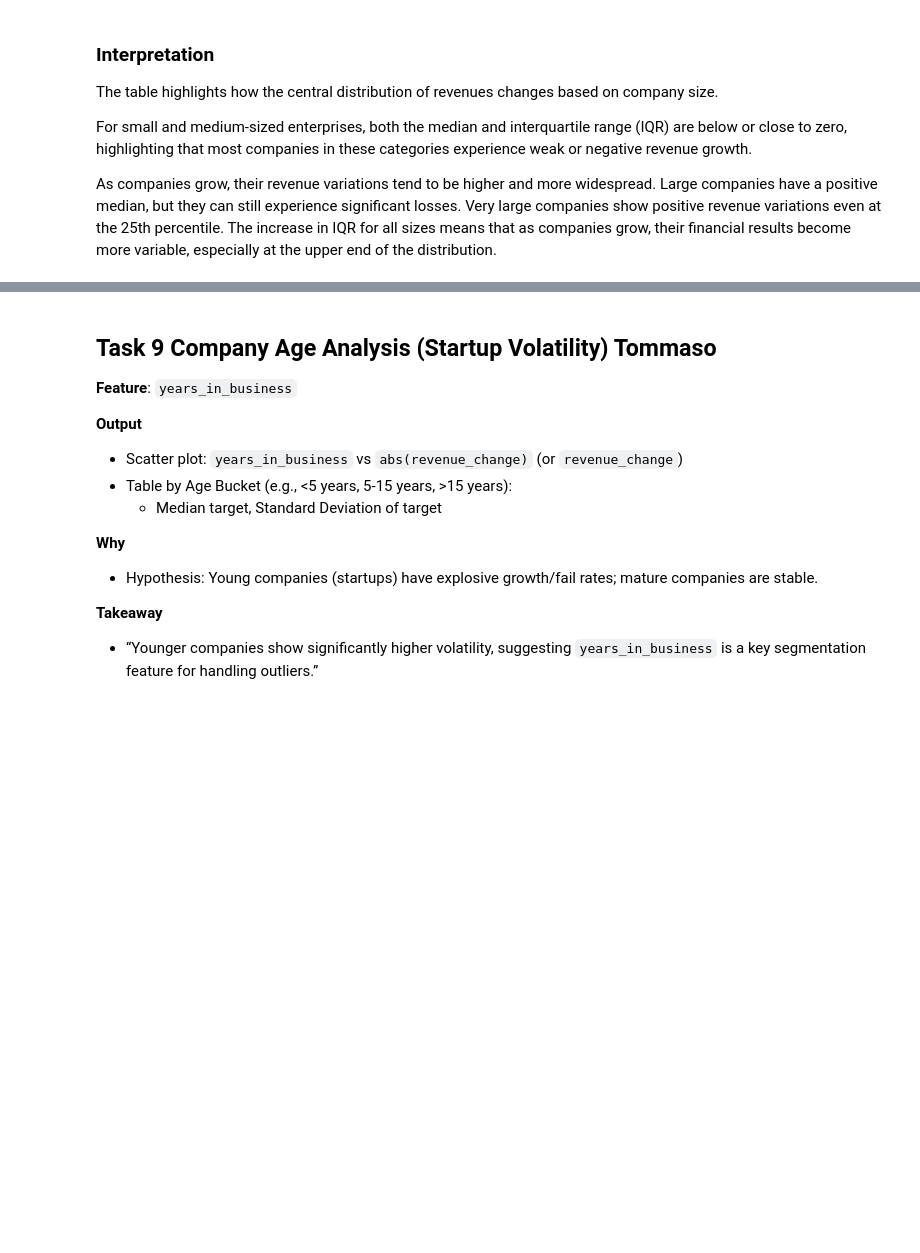
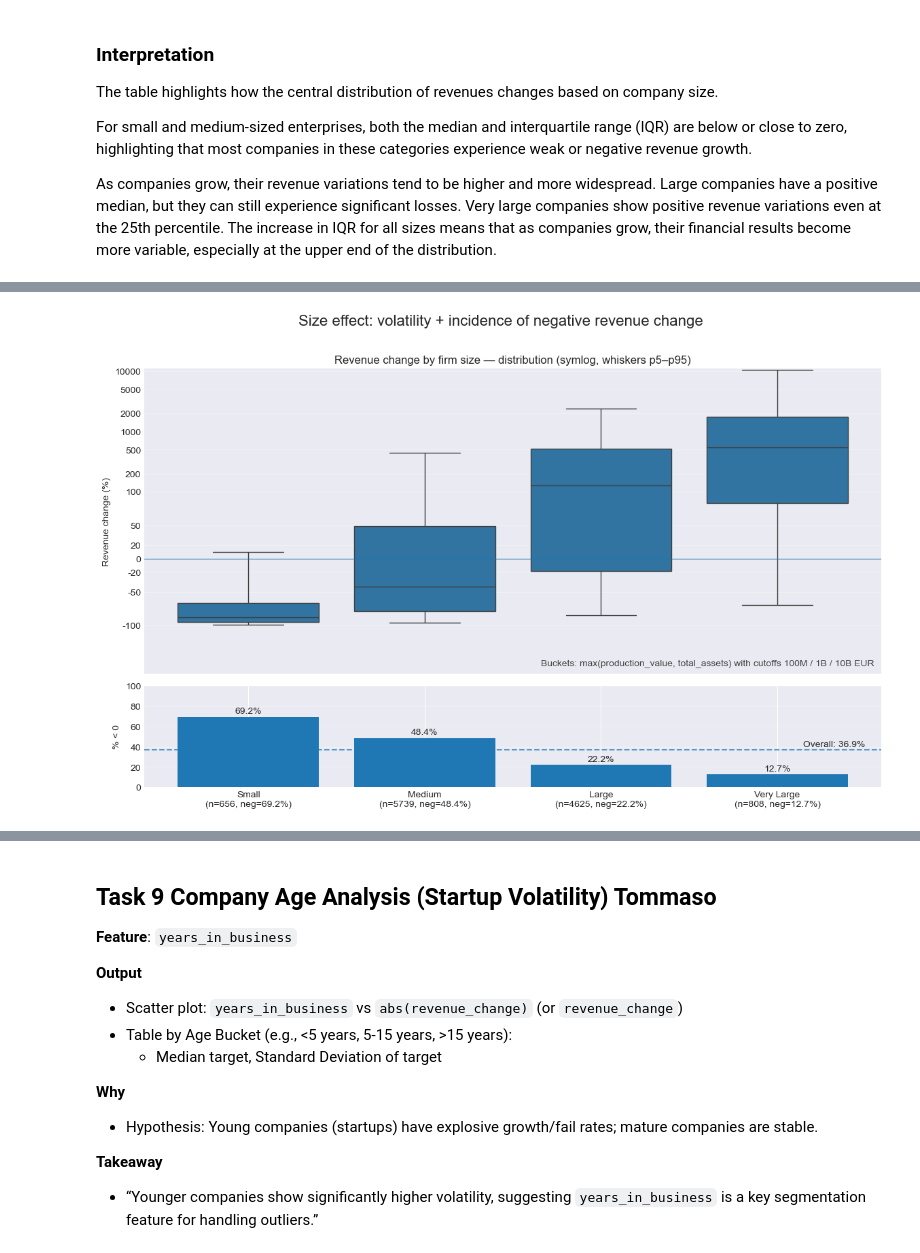
Before and after one commit to MoriondoTommaso/italian-financial-challenge, a Jupyter notebook: notebooks/Final.ipynb, the cells around one changed output, grey strips where cells are left out. Cells and saved outputs as stored; diff of their text form; code cells hidden in the pictures; blank space fills up the shorter version.

```diff
--- a/notebooks/Final.ipynb
+++ b/notebooks/Final.ipynb
@@ -1194,0 +1185,84 @@ In conclusion, this model shows that a company’s size mainly affects how likel
+# %%
+
+order = ["Small", "Medium", "Large", "Very Large"]
+
+# Stats
+stats = (
+    df.assign(is_neg=df["revenue_change"] < 0)
+      .groupby("size_bucket_econ")
+      .agg(n=("revenue_change", "size"),
+           neg_share=("is_neg", "mean"))
+      .reindex(order)
+)
+
+overall_neg_pct = (df["revenue_change"] < 0).mean() * 100
+
+# Plot
+fig, (ax1, ax2) = plt.subplots(
+    2, 1, figsize=(14, 8), sharex=True,
+    gridspec_kw={"height_ratios": [3, 1], "hspace": 0.06}
+)
+
+
+sns.boxplot(
+    data=df,
+    x="size_bucket_econ",
+    y="revenue_change",
+    order=order,
+    showfliers=False,
+    whis=(5, 95),
+    ax=ax1
+)
+
+ax1.axhline(0, linewidth=1, alpha=0.7)
+ax1.set_yscale("symlog", linthresh=100)
+
+
+yticks = [-100, -50, -20, 0, 20, 50, 100, 200, 500, 1_000, 2_000, 5_000, 10_000]
+ax1.set_yticks(yticks)
+ax1.set_yticklabels([str(t) for t in yticks])
+
+ax1.set_title("Revenue change by firm size — distribution (symlog, whiskers p5–p95)")
+ax1.set_ylabel("Revenue change (%)")
+ax1.set_xlabel("")
+ax1.grid(axis="y", alpha=0.3)
+ax1.tick_params(axis="x", labelbottom=False)
+
+
+ax1.text(
+    0.99, 0.02,
+    "Buckets: max(production_value, total_assets) with cutoffs 100M / 1B / 10B EUR",
+    transform=ax1.transAxes,
+    ha="right", va="bottom",
+    fontsize=10, alpha=0.85
+)
+
+
+neg_pct = (stats["neg_share"] * 100).values
+x = np.arange(len(order))
+
+ax2.bar(x, neg_pct)
+ax2.axhline(overall_neg_pct, linestyle="--", alpha=0.7)
+ax2.text(len(order) - 0.5, overall_neg_pct + 1, f"Overall: {overall_neg_pct:.1f}%",
+         ha="right", va="bottom")
+
+ax2.set_ylim(0, 100)
+ax2.set_yticks([0, 20, 40, 60, 80, 100])
+ax2.set_ylabel("% < 0")
+ax2.grid(axis="y", alpha=0.3)
+
+for i, v in enumerate(neg_pct):
+    ax2.text(i, v + 1.5, f"{v:.1f}%", ha="center", va="bottom")
+
+labels = [
+    f"{c}\n(n={int(stats.loc[c,'n'])}, neg={stats.loc[c,'neg_share']*100:.1f}%)"
+    for c in order
+]
+ax2.set_xticks(x)
+ax2.set_xticklabels(labels)
+
+plt.suptitle("Size effect: volatility + incidence of negative revenue change", fontsize=16)
+plt.tight_layout(rect=[0, 0, 1, 0.96])
+plt.show()
+# %% [output]
+[figure, added]
```
Also changed, not shown: parts of 8 cells of this notebook, 2 other files.
